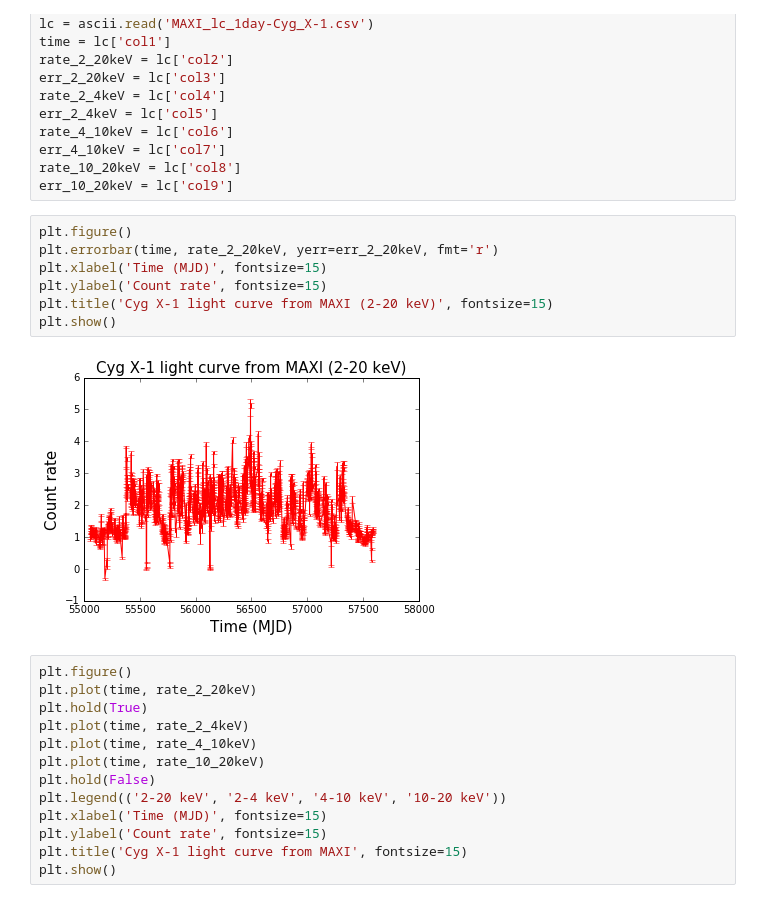
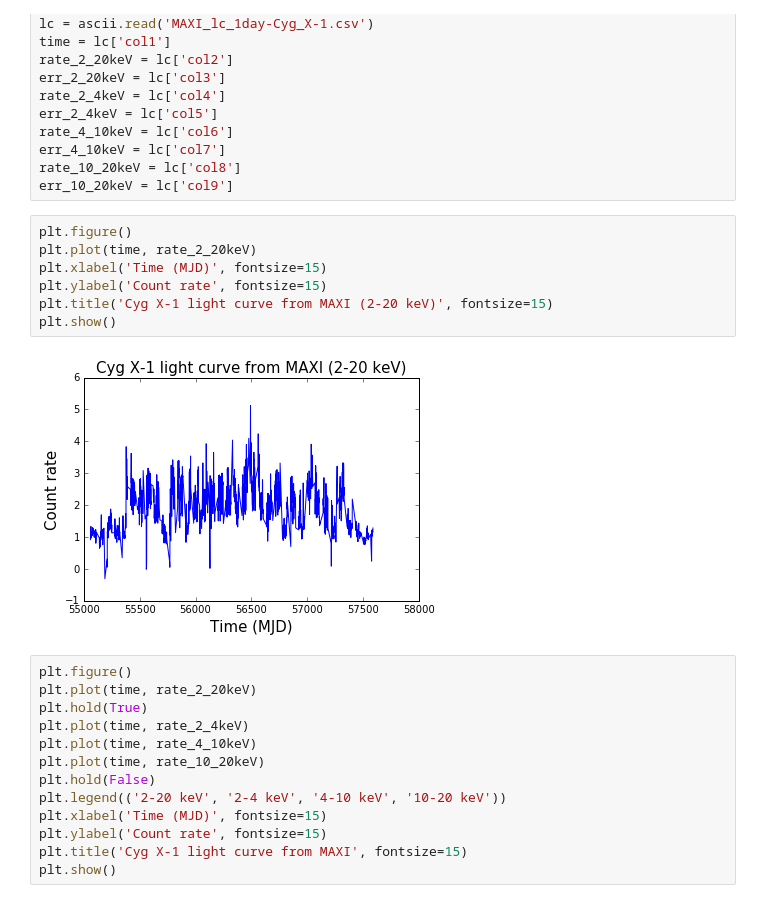
Before and after one commit to Astrohackers-TW/IANCUPythonAdventure, a Jupyter notebook: notebooks/how_to_plot_data.ipynb, the cells around one changed output. Cells and saved outputs as stored; diff of their text form.

```diff
--- a/notebooks/how_to_plot_data.ipynb
+++ b/notebooks/how_to_plot_data.ipynb
@@ -25,13 +25,13 @@ rate_10_20keV = lc['col8']
 err_10_20keV = lc['col9']
 # %%
 plt.figure()
-plt.errorbar(time, rate_2_20keV, yerr=err_2_20keV, fmt='r')
+plt.plot(time, rate_2_20keV)
 plt.xlabel('Time (MJD)', fontsize=15)
 plt.ylabel('Count rate', fontsize=15)
 plt.title('Cyg X-1 light curve from MAXI (2-20 keV)', fontsize=15)
 plt.show()
 # %% [output]
-[figure, old version]
+[figure, new version]
 # %%
 plt.figure()
 plt.plot(time, rate_2_20keV)
```
